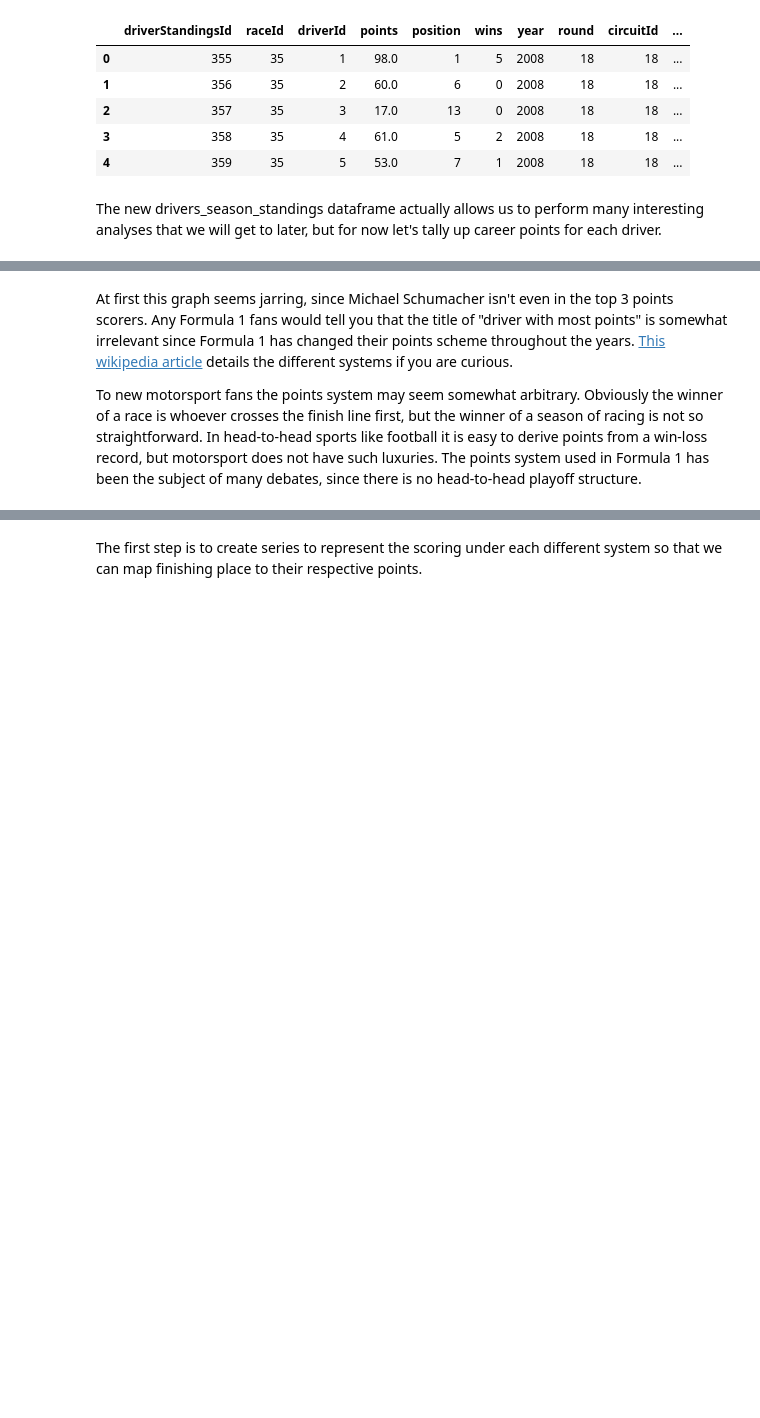
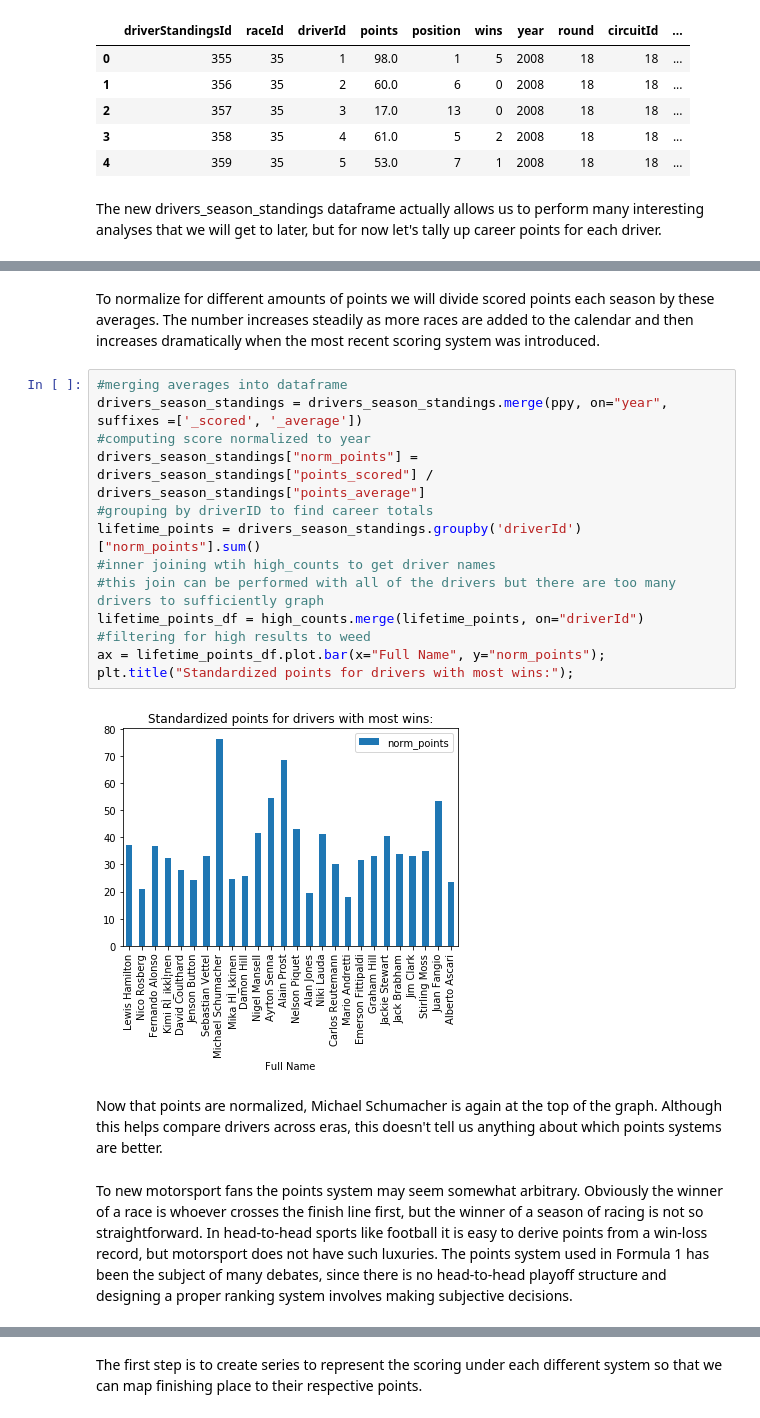
Before and after one commit to mroc170/mroc170.github.io, a Jupyter notebook: index.ipynb, the cells around one changed output, grey strips where cells are left out. Drawn from its saved outputs; the diff is of its cells as text; blank space fills up the shorter version.

```diff
--- a/index.ipynb
+++ b/index.ipynb
@@ -405,7 +184,24 @@ ax = lifetime_points_df.plot.bar(x="Full Name", y="points");
+# %% [markdown]
+To normalize for different amounts of points we will divide scored points each season by these averages. The number increases steadily as more races are added to the calendar and then increases dramatically when the most recent scoring system was introduced.
+# %%
+#merging averages into dataframe
+drivers_season_standings = drivers_season_standings.merge(ppy, on="year", suffixes =['_scored', '_average'])
+#computing score normalized to year
+drivers_season_standings["norm_points"] = drivers_season_standings["points_scored"] / drivers_season_standings["points_average"]
+#grouping by driverID to find career totals
+lifetime_points = drivers_season_standings.groupby('driverId')["norm_points"].sum()
+#inner joining wtih high_counts to get driver names
+#this join can be performed with all of the drivers but there are too many drivers to sufficiently graph
+lifetime_points_df = high_counts.merge(lifetime_points, on="driverId")
+#filtering for high results to weed
+ax = lifetime_points_df.plot.bar(x="Full Name", y="norm_points");
+plt.title("Standardized points for drivers with most wins:");
+# %% [output]
+[figure, added]
+# %% [markdown]
+Now that points are normalized, Michael Schumacher is again at the top of the graph. Although this helps compare drivers across eras, this doesn't tell us anything about which points systems are better.
 # %% [markdown]
-At first this graph seems jarring, since Michael Schumacher isn't even in the top 3 points scorers. Any Formula 1 fans would tell you that the title of "driver with most points" is somewhat irrelevant since Formula 1 has changed their points scheme throughout the years. <a href="https://en.wikipedia.org/wiki/List_of_Formula_One_World_Championship_points_scoring_systems#Points_scoring_systems"> This wikipedia article</a> details the different systems if you are curious.
-
-To new motorsport fans the points system may seem somewhat arbitrary. Obviously the winner of a race is whoever crosses the finish line first, but the winner of a season of racing is not so straightforward. In head-to-head sports like football it is easy to derive points from a win-loss record, but motorsport does not have such luxuries. The points system used in Formula 1 has been the subject of many debates, since there is no head-to-head playoff structure.
+To new motorsport fans the points system may seem somewhat arbitrary. Obviously the winner of a race is whoever crosses the finish line first, but the winner of a season of racing is not so straightforward. In head-to-head sports like football it is easy to derive points from a win-loss record, but motorsport does not have such luxuries. The points system used in Formula 1 has been the subject of many debates, since there is no head-to-head playoff structure and designing a proper ranking system involves making subjective decisions.
 # %% [markdown]
 ## Exploring the Hypothesis
 
```
Also changed, not shown: parts of 66 cells of this notebook, 1 other file.
